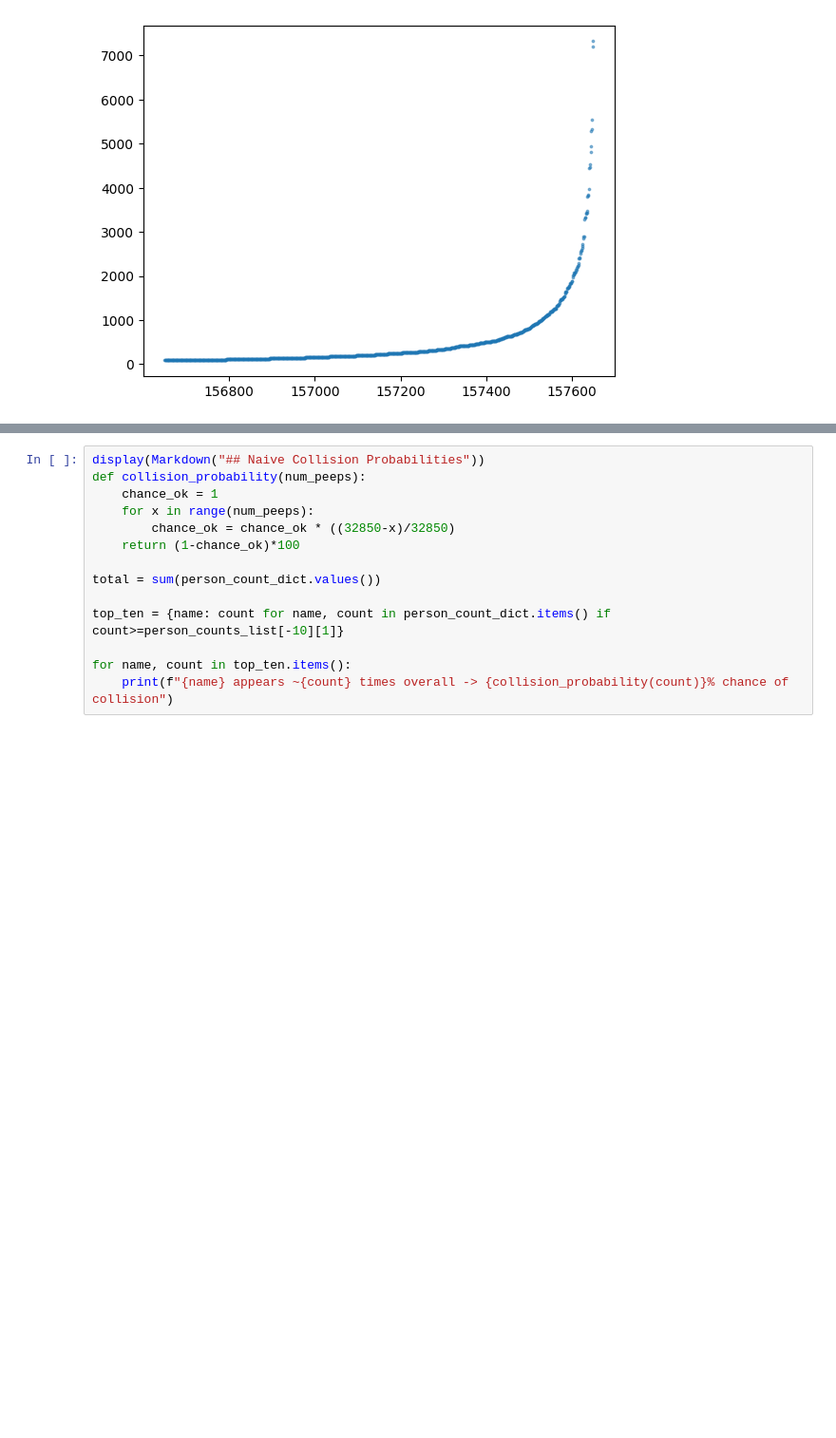
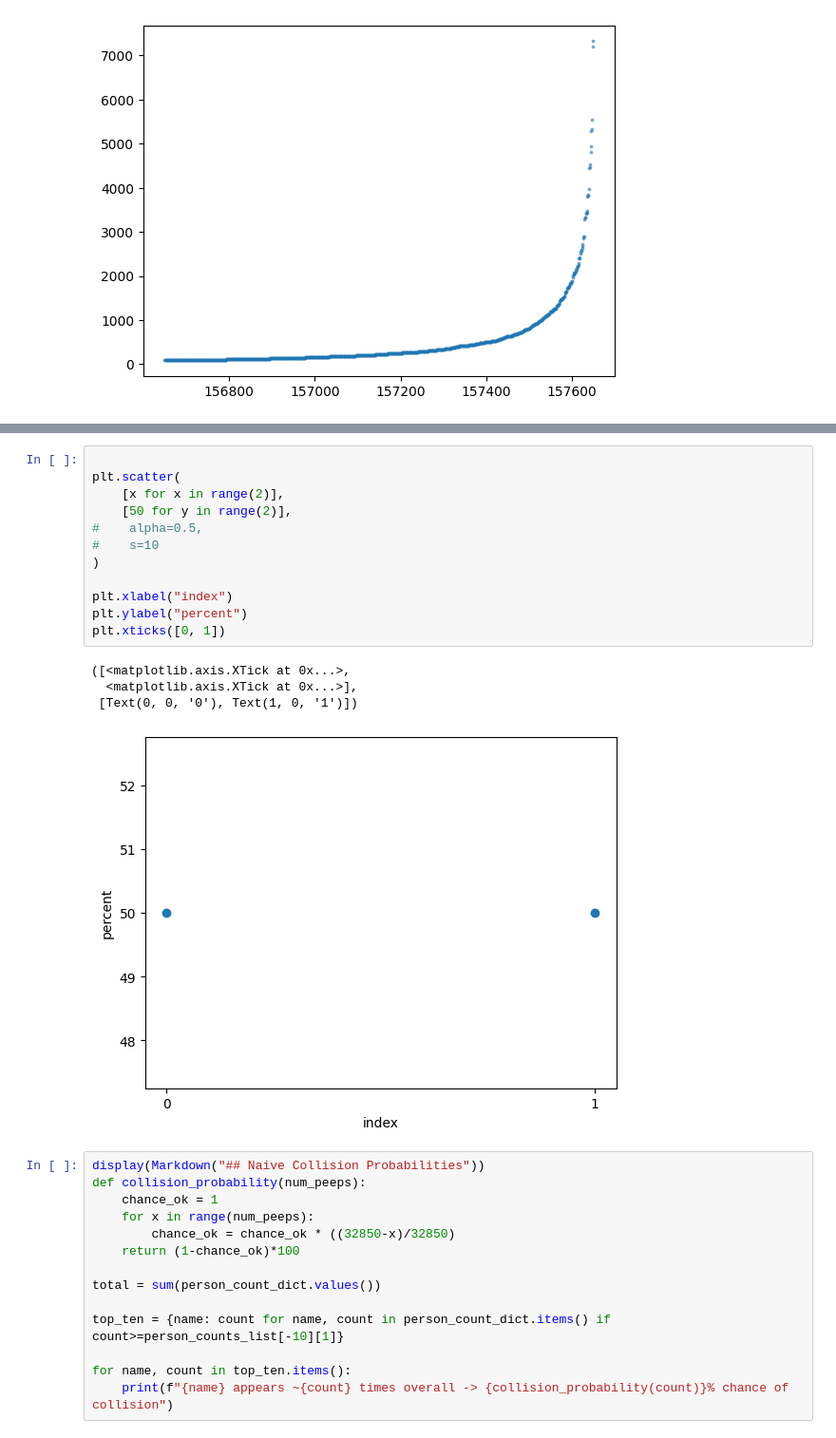
Before and after one commit to Hauteclere/QUT_talks, a Jupyter notebook: data_prep_space.ipynb, the cells around one changed output, grey strips where cells are left out. Shown: that part at 95% size. Drawn from its saved outputs; the diff is of its cells as text; blank space fills up the shorter version.

```diff
--- a/data_prep_space.ipynb
+++ b/data_prep_space.ipynb
@@ -172,3 +181,20 @@ plt.scatter(
+# %%
+
+plt.scatter(
+    [x for x in range(2)],
+    [50 for y in range(2)],
+#    alpha=0.5,
+#    s=10
+)
+
+plt.xlabel("index")
+plt.ylabel("percent")
+plt.xticks([0, 1])
+# %% [output]
+([<matplotlib.axis.XTick at 0x...>,
+  <matplotlib.axis.XTick at 0x...>],
+ [Text(0, 0, '0'), Text(1, 0, '1')])
+[figure, added]
 # %%
 display(Markdown("## Naive Collision Probabilities"))
 def collision_probability(num_peeps):
```
Also changed, not shown: parts of 3 cells of this notebook, 3 other files.
